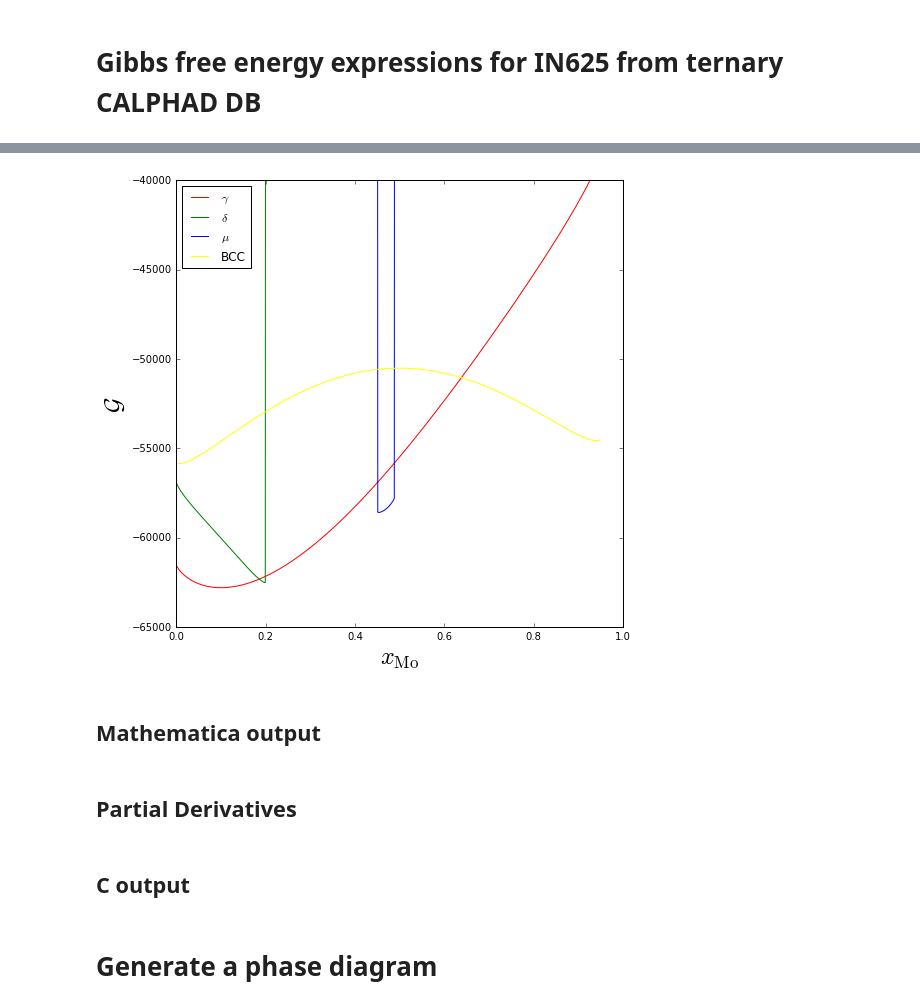
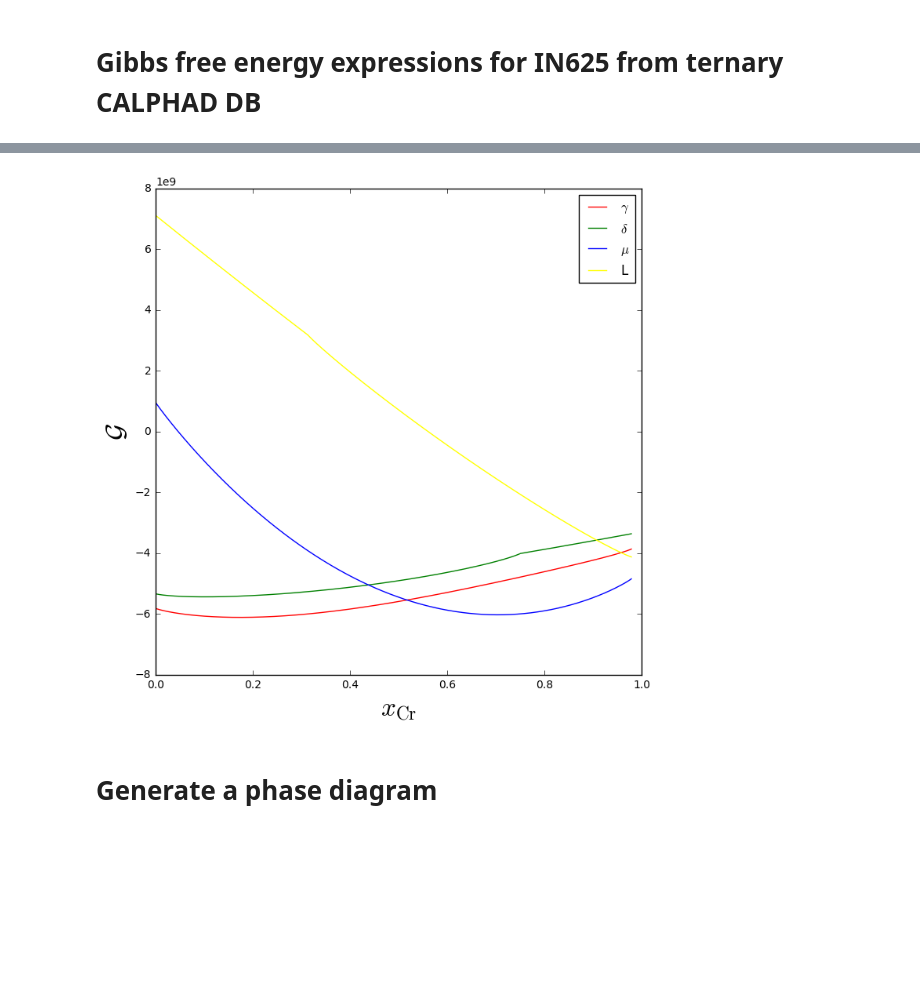
Before and after one commit to usnistgov/phasefield-precipitate-aging, a Jupyter notebook: CALPHAD_extraction.ipynb, the cells around one changed output, grey strips where cells are left out. Saved outputs shown, nothing was run; the diff lists cells and outputs as text; code cells hidden in the pictures; blank space fills up the shorter version.

```diff
--- a/CALPHAD_extraction.ipynb
+++ b/CALPHAD_extraction.ipynb
@@ -127,26 +83,26 @@ Gb = lambdify((BCC_XMO, BCC_XNB, BCC_XNI), g_bcc, modules='numpy')
 # %%
-labels = [r'$\gamma$', r'$\delta$', r'$\mu$', 'BCC']
+labels = [r'$\gamma$', r'$\delta$', r'$\mu$', 'L']
 colors = ['red', 'green','blue', 'yellow']
 
-# plot Gibbs energy curves for fixed x_Mo = 1% to check mu stability
+# plot Gibbs energy curves for fixed x_Cr = 1% to check mu stability
 if True:
-    xmo = 0.01
+    xcr = 0.3
     X = []
-    G = [[],[],[],[]]
+    G = [[], [], [], []]
 
     for xnb in np.linspace(epsilon,1,1001):
-        xni = 1-xmo-xnb
+        xni = 1-xcr-xnb
         if xni>0:
             X.append(xnb)
-            G[0].append(Gg(xmo,xnb,xni))
-            G[1].append(Gd(xmo,xnb,xni))
-            G[2].append(Gu(xmo,xnb,xni))
-            G[3].append(Gb(xmo,xnb,xni))
+            G[0].append(GG(xcr, xnb))
+            G[1].append(GD(xcr, xnb))
+            G[2].append(GU(xcr, xnb))
+            G[3].append(GL(xcr, xnb))
 
     plt.figure(figsize=(8, 8))
     plt.xlabel(r'$x_\mathrm{Nb}$', fontsize=24)
     plt.ylabel(r'$\mathcal{G}$', fontsize=24)
-    plt.ylim([-80000, -50000])
+    #plt.ylim([-80000, -50000])
     for i in range(len(labels)):
         plt.plot(X, G[i], color=colors[i], label=labels[i])
     plt.legend(loc='best')
@@ -155,27 +111,25 @@ if True:
 # %%
-# plot Gibbs energy curves for fixed x_Nb = 5% to check delta stability
+# plot Gibbs energy curves for fixed x_Nb = 15% to check delta stability
 if True:
-    xnb = 0.05
+    xnb = 0.02
     X = []
-    G = [[],[],[],[]]
+    G = [[], [], [], []]
 
-    for xmo in np.linspace(epsilon,1,1001):
-        xni = 1-xmo-xnb
+    for xcr in np.linspace(epsilon,1,1001):
+        xni = 1-xcr-xnb
         if xni>0:
-            X.append(xmo)
-            G[0].append(Gg(xmo,xnb,xni))
-            G[1].append(Gd(xmo,xnb,xni))
-            G[2].append(Gu(xmo,xnb,xni))
-            G[3].append(Gb(xmo,xnb,xni))
+            X.append(xcr)
+            G[0].append(GG(xcr,xnb))
+            G[1].append(GD(xcr,xnb))
+            G[2].append(GU(xcr,xnb))
+            G[3].append(GL(xcr,xnb))
 
     plt.figure(figsize=(8, 8))
-    plt.xlabel(r'$x_\mathrm{Mo}$', fontsize=24)
+    plt.xlabel(r'$x_\mathrm{Cr}$', fontsize=24)
     plt.ylabel(r'$\mathcal{G}$', fontsize=24)
-    plt.ylim([-65000, -40000])
+    #plt.ylim([-65000, -40000])
     for i in range(len(labels)):
         plt.plot(X, G[i], color=colors[i], label=labels[i])
     plt.legend(loc='best')
 # %% [output]
-[figure, old version]
+[figure, new version]
-# %% [markdown]
-## Mathematica output
@@ -192,2 +135,0 @@ if True:
-# %% [markdown]
-## Partial Derivatives
@@ -263,2 +135,0 @@ d2Gbcc_dxNiNi = diff(dGbcc_dxNi, BCC_XNI)
-# %% [markdown]
-## C output
```
Also changed, not shown: parts of 37 cells of this notebook, 4 other files.
